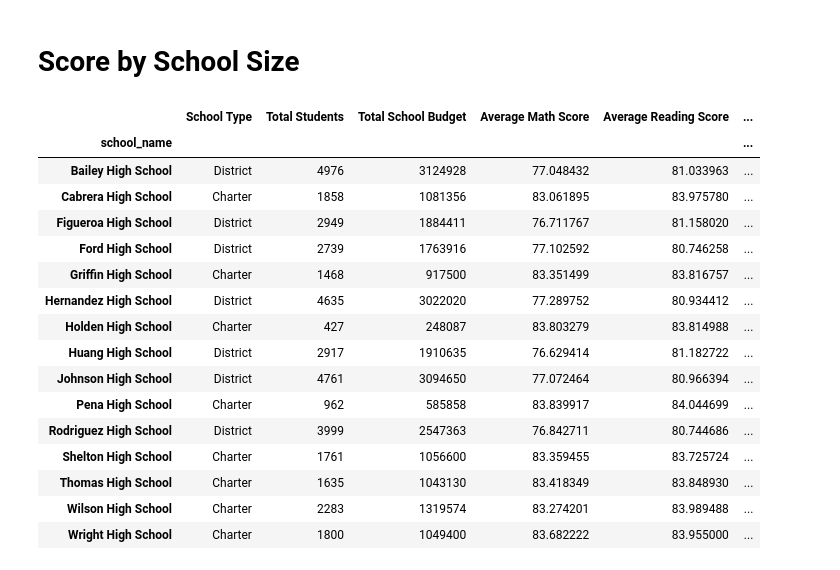
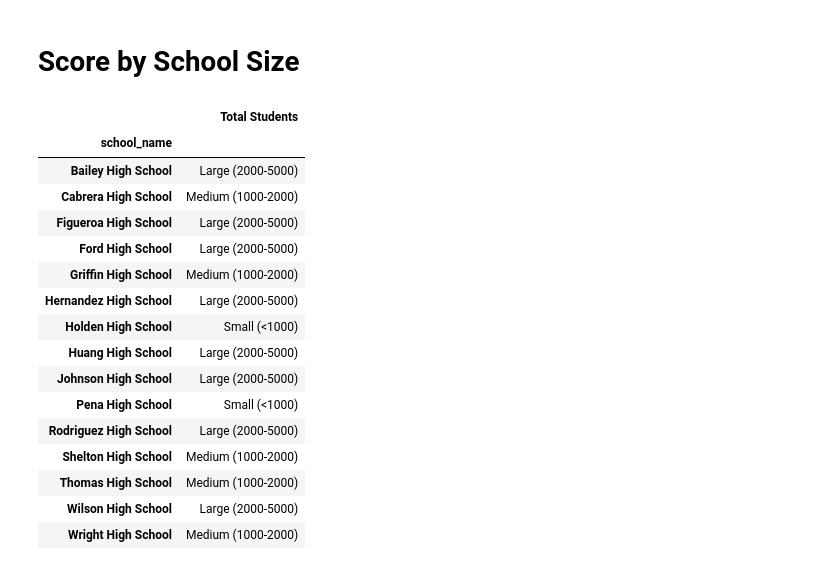
Before and after one commit to mtbulut/pandas-challenge, a Jupyter notebook: PyCitySchools_memet.ipynb, the cells around one changed output. Drawn from its saved outputs; the diff is of its cells as text; code cells hidden in the pictures.

Commit message:
scores by school size is completed

```diff
--- a/PyCitySchools_memet.ipynb
+++ b/PyCitySchools_memet.ipynb
@@ -382,25 +382,26 @@ spending_Range_df.round().rename(columns={('Per Student Budget', ''):"Per Studen
 # %% [markdown]
 # Score by School Size
 # %%
-df2
 
 size_bins = [0, 1000, 2000, 5000]
 group_names = ["Small (<1000)", "Medium (1000-2000)", "Large (2000-5000)"]
+school_size = pd.DataFrame(pd.cut(df2["Total Students"], size_bins, labels = group_names))
+school_size
 # %% [output]
-|  | School Type | Total Students | Total School Budget | Average Math Score | Average Reading Score | ... |
-| school_name |  |  |  |  |  | ... |
-| Bailey High School | District | 4976 | 3124928 | 77.048432 | 81.033963 | ... |
-| Cabrera High School | Charter | 1858 | 1081356 | 83.061895 | 83.975780 | ... |
-| Figueroa High School | District | 2949 | 1884411 | 76.711767 | 81.158020 | ... |
-| Ford High School | District | 2739 | 1763916 | 77.102592 | 80.746258 | ... |
-| Griffin High School | Charter | 1468 | 917500 | 83.351499 | 83.816757 | ... |
-| Hernandez High School | District | 4635 | 3022020 | 77.289752 | 80.934412 | ... |
-| Holden High School | Charter | 427 | 248087 | 83.803279 | 83.814988 | ... |
-| Huang High School | District | 2917 | 1910635 | 76.629414 | 81.182722 | ... |
-| Johnson High School | District | 4761 | 3094650 | 77.072464 | 80.966394 | ... |
-| Pena High School | Charter | 962 | 585858 | 83.839917 | 84.044699 | ... |
-| Rodriguez High School | District | 3999 | 2547363 | 76.842711 | 80.744686 | ... |
-| Shelton High School | Charter | 1761 | 1056600 | 83.359455 | 83.725724 | ... |
-| Thomas High School | Charter | 1635 | 1043130 | 83.418349 | 83.848930 | ... |
-| Wilson High School | Charter | 2283 | 1319574 | 83.274201 | 83.989488 | ... |
-| Wright High School | Charter | 1800 | 1049400 | 83.682222 | 83.955000 | ... |
+|  | Total Students |
+| school_name |  |
+| Bailey High School | Large (2000-5000) |
+| Cabrera High School | Medium (1000-2000) |
+| Figueroa High School | Large (2000-5000) |
+| Ford High School | Large (2000-5000) |
+| Griffin High School | Medium (1000-2000) |
+| Hernandez High School | Large (2000-5000) |
+| Holden High School | Small (<1000) |
+| Huang High School | Large (2000-5000) |
+| Johnson High School | Large (2000-5000) |
+| Pena High School | Small (<1000) |
+| Rodriguez High School | Large (2000-5000) |
+| Shelton High School | Medium (1000-2000) |
+| Thomas High School | Medium (1000-2000) |
+| Wilson High School | Large (2000-5000) |
+| Wright High School | Medium (1000-2000) |
```
Also changed, not shown: parts of 3 cells of this notebook.
